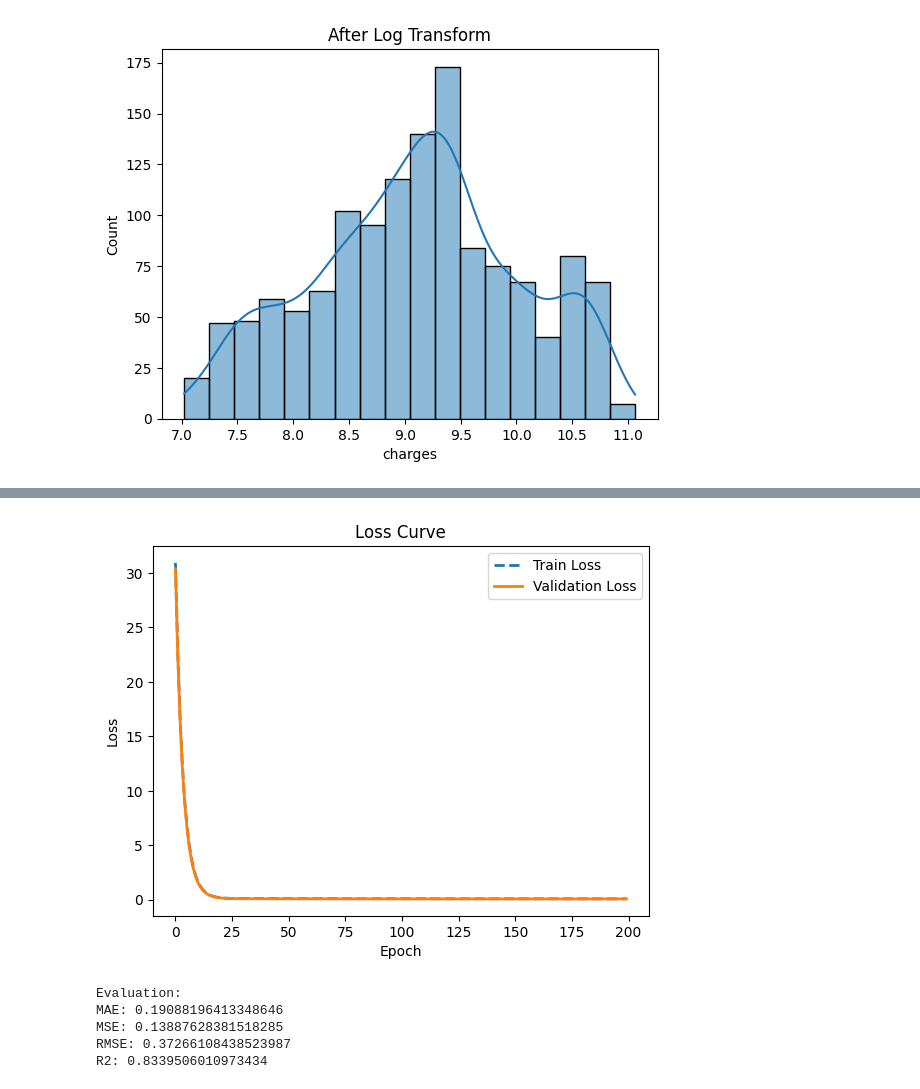
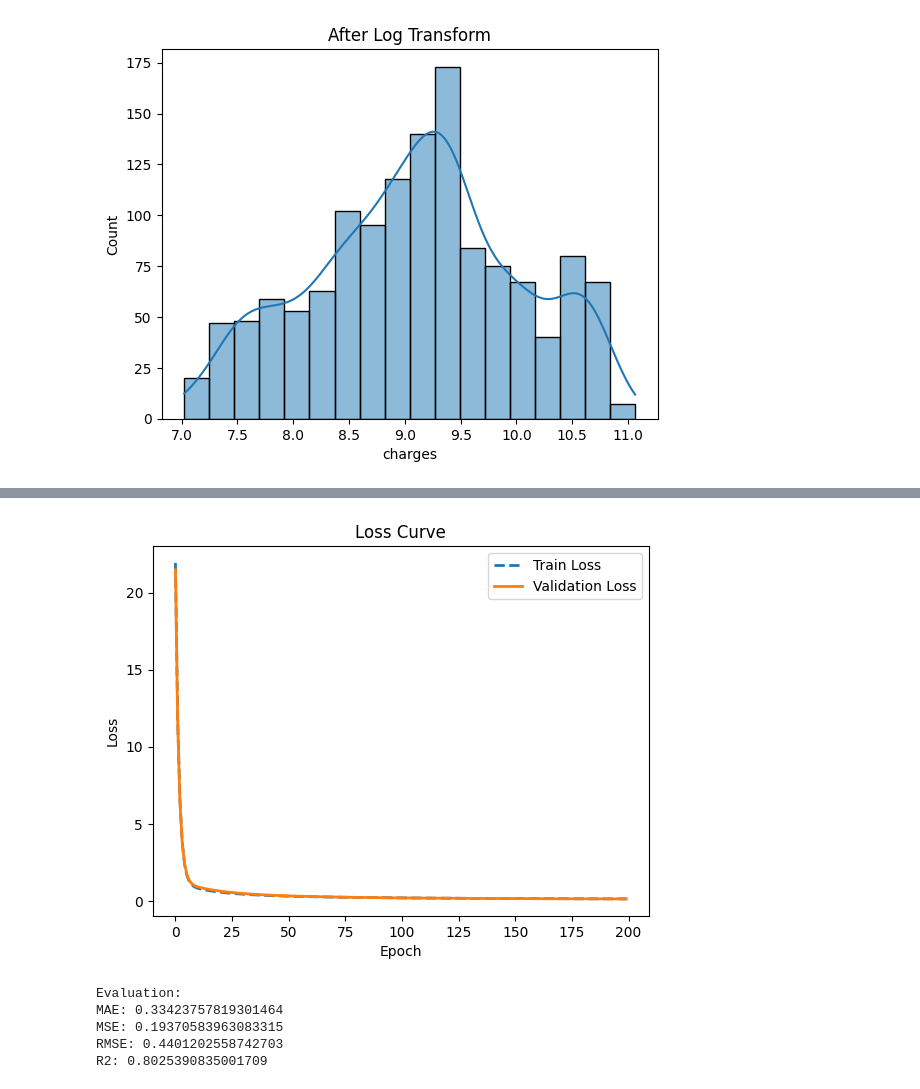
Before and after one commit to thuynguyenhuit/hocsau, a Jupyter notebook: Phan_tich_hoi_quy_tuyen_tinh_Insurance.ipynb, the cells around one changed output, grey strips where cells are left out. Drawn from its saved outputs; the diff is of its cells as text; code cells hidden in the pictures.

```diff
--- a/Phan_tich_hoi_quy_tuyen_tinh_Insurance.ipynb
+++ b/Phan_tich_hoi_quy_tuyen_tinh_Insurance.ipynb
@@ -150,3 +125,23 @@ print(f"Số lượng Outliers bị loại bỏ: {len(outliers)}")
 # %% [output]
 Ngưỡng an toàn của BMI: từ 13.70 đến 47.29
 Số lượng Outliers bị loại bỏ: 9
+# %%
+# 1. One-hot encoding
+pd_train = pd.get_dummies(pd_train, drop_first=True)
+
+# 2. Chuyển bool -> int
+bool_cols = pd_train.select_dtypes(bool).columns
+pd_train[bool_cols] = pd_train[bool_cols].astype(int)
+
+# 3. Min-Max Scaling
+from sklearn.preprocessing import MinMaxScaler
+
+cols_to_scale = ['age', 'bmi', 'children']
+
+scaler = MinMaxScaler()
+
+pd_train[cols_to_scale] = scaler.fit_transform(
+    pd_train[cols_to_scale]
+)
+print("Dữ liệu sau khi mã hóa thành công:")
+display(pd_train.head())
@@ -264,40 +209,33 @@ y = pd_train['charges'].values.reshape(-1, 1)
 # ======================
 # 2. Chia dữ liệu (TRƯỚC khi scale)
 # ======================
-X_train, X_temp, y_train, y_temp = train_test_split(X, y, test_size=0.3, random_state=42)
+X_train, X_temp, y_train, y_temp = train_test_split(X, y, test_size=0.2, random_state=42)
 X_val, X_test, y_val, y_test = train_test_split(X_temp, y_temp, test_size=0.5, random_state=42)
 
-# ======================
-# 3. Chuẩn hóa (FIT CHỈ TRÊN TRAIN)
-# ======================
-scaler = StandardScaler()
-X_train = scaler.fit_transform(X_train)
-X_val = scaler.transform(X_val)
-X_test = scaler.transform(X_test)
 
 # ======================
-# 4. Thêm bias
+# 3. Thêm bias
 # ======================
 X_train = np.c_[np.ones(X_train.shape[0]), X_train]
 X_val = np.c_[np.ones(X_val.shape[0]), X_val]
 X_test = np.c_[np.ones(X_test.shape[0]), X_test]
 
 # ======================
-# 5. Hyper-parameters
+# 4. Hyper-parameters
 # ======================
 learning_rate = 0.005
 epochs = 200
 batch_size = 32
 
 # ======================
-# 6. Loss function
+# 5. Loss function
 # ======================
 def compute_loss(X, y, w):
     m = len(y)
     return (1/(2*m)) * np.sum((X @ w - y)**2)
 
 # ======================
-# 7. Gradient Descent
+# 6. Gradient Descent
 # ======================
 def gradient_descent(X_train, y_train, X_val, y_val, lr, epochs, batch_size):
     m, n = X_train.shape
@@ -330,7 +268,7 @@ def gradient_descent(X_train, y_train, X_val, y_val, lr, epochs, batch_size):
     return w, train_losses, val_losses
 
 # ======================
-# 8. Train model
+# 7. Train model
 # ======================
 w, train_losses, val_losses = gradient_descent(
     X_train, y_train, X_val, y_val,
@@ -340,7 +278,7 @@ w, train_losses, val_losses = gradient_descent(
 )
 
 # ======================
-# 9. Loss curve
+# 8. Loss curve
 # ======================
 plt.plot(train_losses, linestyle='--', linewidth=2, label="Train Loss")
 plt.plot(val_losses, linestyle='-', linewidth=2, label="Validation Loss")
@@ -352,7 +290,7 @@ plt.legend()
 plt.show()
 
 # ======================
-# 10. Evaluation
+# 9. Evaluation
 # ======================
 y_pred = X_test @ w
 
@@ -374,6 +312,6 @@ Epoch 150 | Train Loss: 0.0777 | Val Loss: 0.0717
-[figure, old version]
+[figure, new version]
 Evaluation:
-MAE: 0.19088196413348646
-MSE: 0.13887628381518285
-RMSE: 0.37266108438523987
-R2: 0.8339506010973434
+MAE: 0.33423757819301464
+MSE: 0.19370583963083315
+RMSE: 0.4401202558742703
+R2: 0.8025390835001709
```
Also changed, not shown: parts of 12 cells of this notebook.
